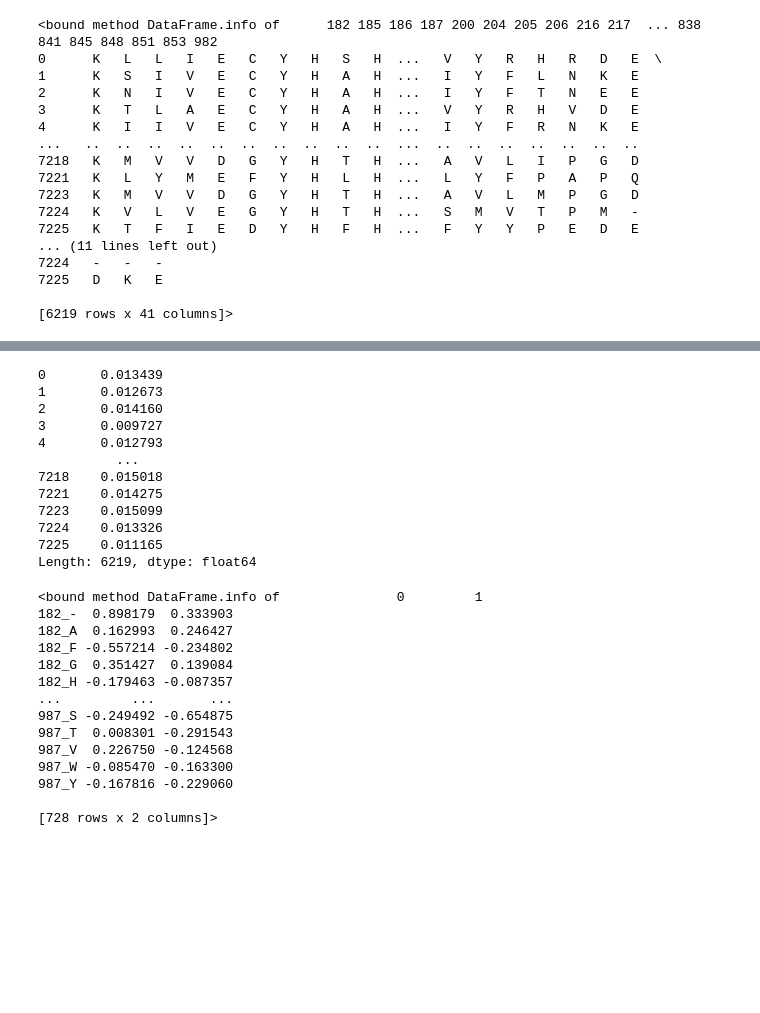
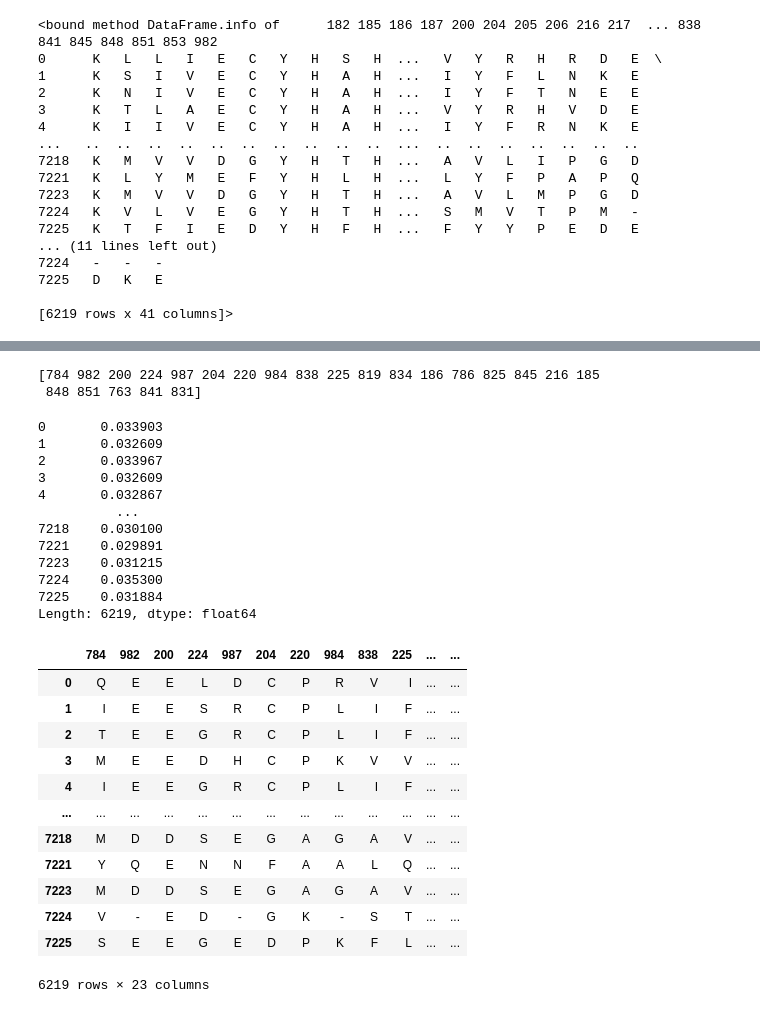
Before and after one commit to lcobiodata/msautils, a Jupyter notebook: examples/ring-hydroxylating_dioxygenase/test_method_1.ipynb, the cells around one changed output, grey strips where cells are left out. Drawn from its saved outputs; the diff is of its cells as text; code cells hidden in the pictures; blank space fills up the shorter version.

```diff
--- a/examples/ring-hydroxylating_dioxygenase/test_method_1.ipynb
+++ b/examples/ring-hydroxylating_dioxygenase/test_method_1.ipynb
@@ -422,3 +422,18 @@ plt.show()
+# %%
+# Calculate cumulative sum of importance
+cumulative_importance = np.cumsum(sorted_importance) / np.sum(sorted_importance)
+
+# Find the index where cumulative importance exceeds or equals 0.9
+index = np.where(cumulative_importance >= 0.9)[0][0]
+
+# Get the values from sorted_features up to the index
+selected_columns = sorted_features[:index+1].values
+
+# Print the retrieved values
+print(selected_columns)
+# %% [output]
+[784 982 200 224 987 204 220 984 838 225 819 834 186 786 825 845 216 185
+ 848 851 763 841 831]
 # %%
 def henikoff(data):
     data_array = data.to_numpy()  # Convert DataFrame to NumPy array
@@ -432,36 +447,34 @@ def henikoff(data):
         weights.append(np.sum(matrix_row) / length)
     return pd.Series(weights, index=data.index)
 # %%
-weights = henikoff(data[sorted_importance.index])
+weights = henikoff(data[selected_columns])
 print(weights)
 # %% [output]
-0       0.013439
-1       0.012673
-2       0.014160
-3       0.009727
-4       0.012793
+0       0.033903
+1       0.032609
+2       0.033967
+3       0.032609
+4       0.032867
           ...
-7218    0.015018
-7221    0.014275
-7223    0.015099
-7224    0.013326
-7225    0.011165
+7218    0.030100
+7221    0.029891
+7223    0.031215
+7224    0.035300
+7225    0.031884
 Length: 6219, dtype: float64
-# %%
-df_res = mca.column_coordinates(data[sorted_importance.index]).loc[selected_features]
-df_res.info
-# %% [output]
-<bound method DataFrame.info of               0         1
-182_-  0.898179  0.333903
-182_A  0.162993  0.246427
-182_F -0.557214 -0.234802
-182_G  0.351427  0.139084
-182_H -0.179463 -0.087357
-...         ...       ...
-987_S -0.249492 -0.654875
-987_T  0.008301 -0.291543
-987_V  0.226750 -0.124568
-987_W -0.085470 -0.163300
-987_Y -0.167816 -0.229060
-
-[728 rows x 2 columns]>
+# %%
+data[selected_columns]
+# %% [output]
+|  | 784 | 982 | 200 | 224 | 987 | 204 | 220 | 984 | 838 | 225 | ... | ... |
+| 0 | Q | E | E | L | D | C | P | R | V | I | ... | ... |
+| 1 | I | E | E | S | R | C | P | L | I | F | ... | ... |
+| 2 | T | E | E | G | R | C | P | L | I | F | ... | ... |
+| 3 | M | E | E | D | H | C | P | K | V | V | ... | ... |
+| 4 | I | E | E | G | R | C | P | L | I | F | ... | ... |
+| ... | ... | ... | ... | ... | ... | ... | ... | ... | ... | ... | ... | ... |
+| 7218 | M | D | D | S | E | G | A | G | A | V | ... | ... |
+| 7221 | Y | Q | E | N | N | F | A | A | L | Q | ... | ... |
+| 7223 | M | D | D | S | E | G | A | G | A | V | ... | ... |
+| 7224 | V | - | E | D | - | G | K | - | S | T | ... | ... |
+| 7225 | S | E | E | G | E | D | P | K | F | L | ... | ... |
+6219 rows × 23 columns
```
Also changed, not shown: parts of 7 cells of this notebook.
